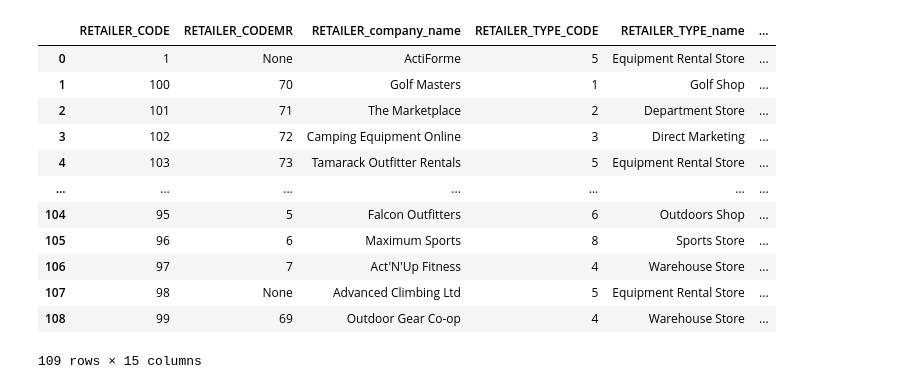
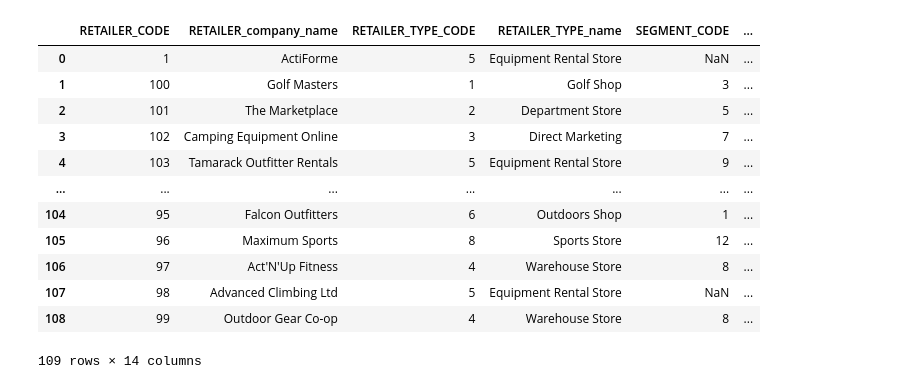
Before and after one commit to robbertsteggerda/deds_week_2, a Jupyter notebook: db_connect.ipynb, the cells around one changed output. Cells and saved outputs as stored; diff of their text form; code cells hidden in the pictures.

Commit message:
retailer af

```diff
--- a/db_connect.ipynb
+++ b/db_connect.ipynb
@@ -152,18 +156,18 @@ merged_df4
-# %%
-sql_column_names = ['RETAILER_code', 'RETAILER_company', 'column3']
-merged_df4_reordered = merged_df4[sql_column_names]
-merged_df4_reordered
-# %% [output]
-|  | RETAILER_CODE | RETAILER_CODEMR | RETAILER_company_name | RETAILER_TYPE_CODE | RETAILER_TYPE_name | ... |
-| 0 | 1 | None | ActiForme | 5 | Equipment Rental Store | ... |
-| 1 | 100 | 70 | Golf Masters | 1 | Golf Shop | ... |
-| 2 | 101 | 71 | The Marketplace | 2 | Department Store | ... |
-| 3 | 102 | 72 | Camping Equipment Online | 3 | Direct Marketing | ... |
-| 4 | 103 | 73 | Tamarack Outfitter Rentals | 5 | Equipment Rental Store | ... |
-| ... | ... | ... | ... | ... | ... | ... |
-| 104 | 95 | 5 | Falcon Outfitters | 6 | Outdoors Shop | ... |
-| 105 | 96 | 6 | Maximum Sports | 8 | Sports Store | ... |
-| 106 | 97 | 7 | Act'N'Up Fitness | 4 | Warehouse Store | ... |
-| 107 | 98 | None | Advanced Climbing Ltd | 5 | Equipment Rental Store | ... |
-| 108 | 99 | 69 | Outdoor Gear Co-op | 4 | Warehouse Store | ... |
-109 rows × 15 columns
+# %%
+sql_column_names = ['RETAILER_CODE', 'RETAILER_company_name', 'RETAILER_TYPE_CODE', 'RETAILER_TYPE_name','SEGMENT_CODE','SEGMENT_NAME','SEGMENT_DESCRIPTION','RETAILER_NAME','ADDRESS1','ADDRESS2', 'CITY','REGION','COUNTRY_CODE','RETAILER_CODEMR' ]
+merged_df4_reordered = merged_df4[sql_column_names]
+merged_df4_reordered
+# %% [output]
+|  | RETAILER_CODE | RETAILER_company_name | RETAILER_TYPE_CODE | RETAILER_TYPE_name | SEGMENT_CODE | ... |
+| 0 | 1 | ActiForme | 5 | Equipment Rental Store | NaN | ... |
+| 1 | 100 | Golf Masters | 1 | Golf Shop | 3 | ... |
+| 2 | 101 | The Marketplace | 2 | Department Store | 5 | ... |
+| 3 | 102 | Camping Equipment Online | 3 | Direct Marketing | 7 | ... |
+| 4 | 103 | Tamarack Outfitter Rentals | 5 | Equipment Rental Store | 9 | ... |
+| ... | ... | ... | ... | ... | ... | ... |
+| 104 | 95 | Falcon Outfitters | 6 | Outdoors Shop | 1 | ... |
+| 105 | 96 | Maximum Sports | 8 | Sports Store | 12 | ... |
+| 106 | 97 | Act'N'Up Fitness | 4 | Warehouse Store | 8 | ... |
+| 107 | 98 | Advanced Climbing Ltd | 5 | Equipment Rental Store | NaN | ... |
+| 108 | 99 | Outdoor Gear Co-op | 4 | Warehouse Store | 8 | ... |
+109 rows × 14 columns
```
Also changed, not shown: parts of 3 cells of this notebook.
